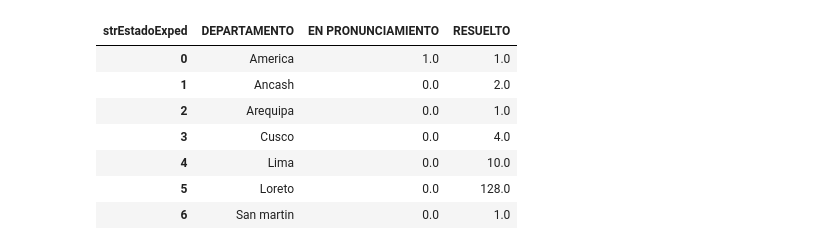
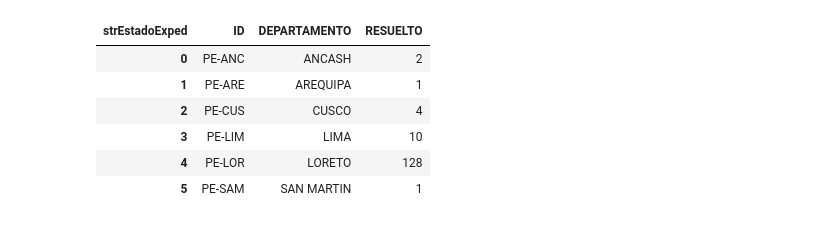
Before and after one commit to GenyLeong/nulidad_electoral, a Jupyter notebook: nulidad electoral.ipynb, the cells around one changed output. Drawn from its saved outputs; the diff is of its cells as text; code cells hidden in the pictures.

```diff
--- a/nulidad electoral.ipynb
+++ b/nulidad electoral.ipynb
@@ -86,0 +129,7 @@ xls
+# %%
+ids =[]
+for x in range(len(id_dict['data'])):
+    array = id_dict['data'][x][0]
+    ids.append(array)
+
+ids
@@ -86,0 +154,7 @@ xls
+# %%
+dptos =[]
+for x in range(len(id_dict['data'])):
+    array = id_dict['data'][x][1]
+    dptos.append(array)
+
+dptos
@@ -86,0 +179,3 @@ xls
+# %%
+res = {dptos[i]: ids[i] for i in range(len(ids))}
+res
@@ -87,3 +200,5 @@ xls
+# %%
+xls['ID'] = xls['strDepartamento'].map(res)
 # %%
 for col in xls.columns:
     print(col)
@@ -231,21 +348,20 @@ df_tabla2
 # %%
 df_tabla2.to_csv('tabla_PL.csv' , index=False)
 # %%
-df_dpto_PL = xls_PL.groupby(['strDepartamento', 'strEstadoExped']).size().unstack()
+df_dpto_PL = xls_PL.groupby(['ID','strDepartamento', 'strEstadoExped']).size().unstack()
 df_dpto_PL = df_dpto_PL.reset_index()
 df_dpto_PL = df_dpto_PL.fillna(0)
 df_dpto_PL = df_dpto_PL.rename(columns={"strDepartamento": "DEPARTAMENTO"})
 
-df_dpto_PL['DEPARTAMENTO'] = df_dpto_PL['DEPARTAMENTO'].str.capitalize()
+#df_dpto_PL['DEPARTAMENTO'] = df_dpto_PL['DEPARTAMENTO'].str.capitalize()
 df_dpto_PL
 # %% [output]
-| strEstadoExped | DEPARTAMENTO | EN PRONUNCIAMIENTO | RESUELTO |
-| 0 | America | 1.0 | 1.0 |
-| 1 | Ancash | 0.0 | 2.0 |
-| 2 | Arequipa | 0.0 | 1.0 |
-| 3 | Cusco | 0.0 | 4.0 |
-| 4 | Lima | 0.0 | 10.0 |
-| 5 | Loreto | 0.0 | 128.0 |
-| 6 | San martin | 0.0 | 1.0 |
+| strEstadoExped | ID | DEPARTAMENTO | RESUELTO |
+| 0 | PE-ANC | ANCASH | 2 |
+| 1 | PE-ARE | AREQUIPA | 1 |
+| 2 | PE-CUS | CUSCO | 4 |
+| 3 | PE-LIM | LIMA | 10 |
+| 4 | PE-LOR | LORETO | 128 |
+| 5 | PE-SAM | SAN MARTIN | 1 |
 # %%
 df_dpto_PL.to_csv('tabla_mapa_PL.csv' , index=False)
```
Also changed, not shown: parts of 12 cells of this notebook, 7 other files.
